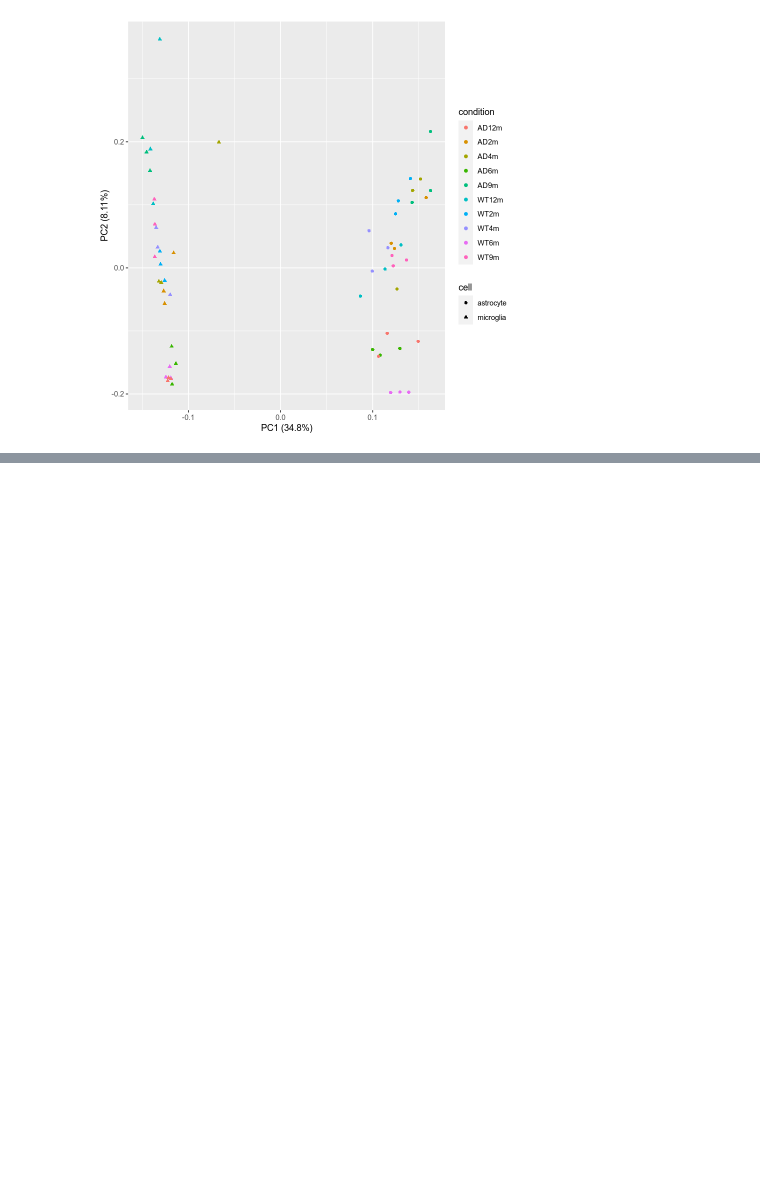
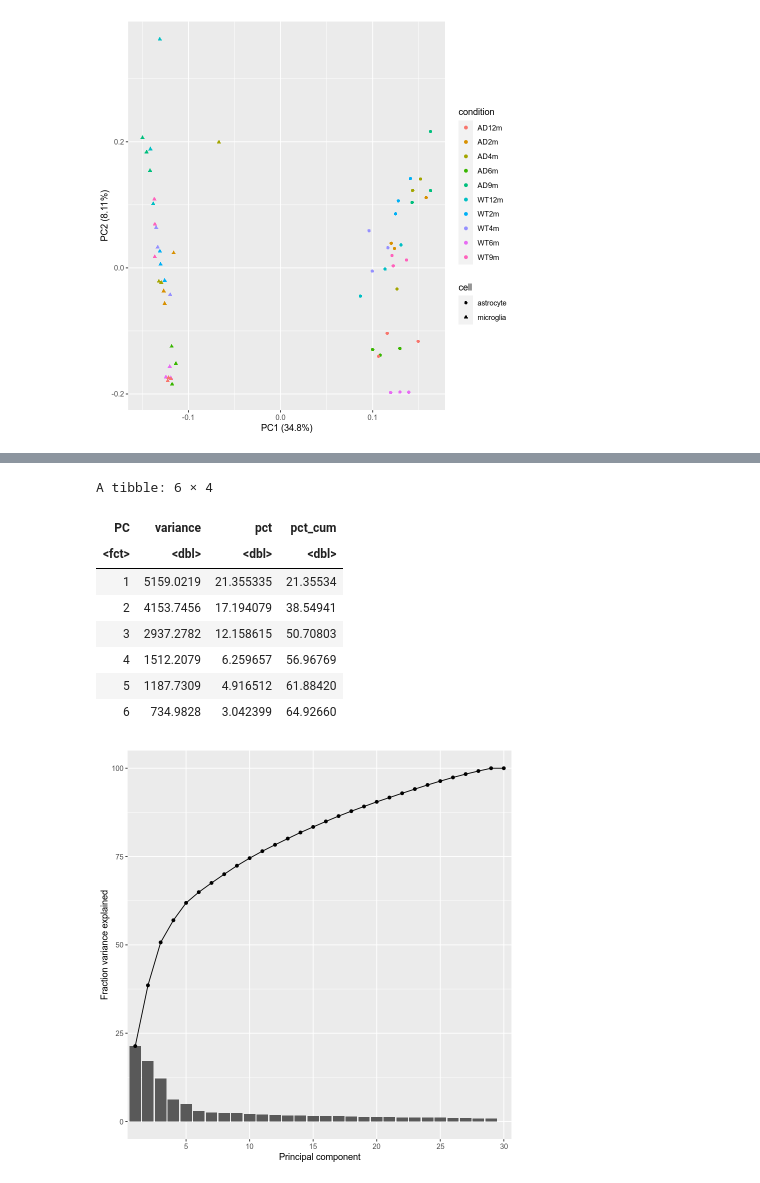
Before and after one commit to rogadde/rnaseq-analysis, a Jupyter notebook: results/pca.ipynb, the cells around one changed output, grey strips where cells are left out. Saved outputs shown, nothing was run; the diff lists cells and outputs as text; code cells hidden in the pictures; blank space fills up the shorter version.

```diff
--- a/results/pca.ipynb
+++ b/results/pca.ipynb
@@ -102,0 +114,31 @@ autoplot(pca, data = sample_info, colour = "condition", shape = "cell")
+# %%
+# Scree plot
+micro_eigenvalues <- micro_pca$sdev^2
+
+micro_eigenvalues <- tibble(PC = factor(1:length(micro_eigenvalues)),
+                         variance = micro_eigenvalues) %>%
+  # add a new column with the percent variance
+  mutate(pct = variance/sum(variance)*100) %>%
+  # add another column with the cumulative variance explained
+  mutate(pct_cum = cumsum(pct))
+
+head(micro_eigenvalues)
+
+micro_eigenvalues %>%
+  ggplot(aes(x = PC)) +
+  geom_col(aes(y = pct)) +
+  geom_line(aes(y = pct_cum, group = 1)) +
+  geom_point(aes(y = pct_cum)) +
+  scale_x_discrete(breaks = seq(5, 60, by = 5)) +
+  labs(x = "Principal component", y = "Fraction variance explained")
+# %% [output]
+A tibble: 6 × 4
+| PC | variance | pct | pct_cum |
+| <fct> | <dbl> | <dbl> | <dbl> |
+| 1 | 5159.0219 | 21.355335 | 21.35534 |
+| 2 | 4153.7456 | 17.194079 | 38.54941 |
+| 3 | 2937.2782 | 12.158615 | 50.70803 |
+| 4 | 1512.2079 | 6.259657 | 56.96769 |
+| 5 | 1187.7309 | 4.916512 | 61.88420 |
+| 6 | 734.9828 | 3.042399 | 64.92660 |
+[figure, added]
```
Also changed, not shown: parts of 8 cells of this notebook, 1 other file.
